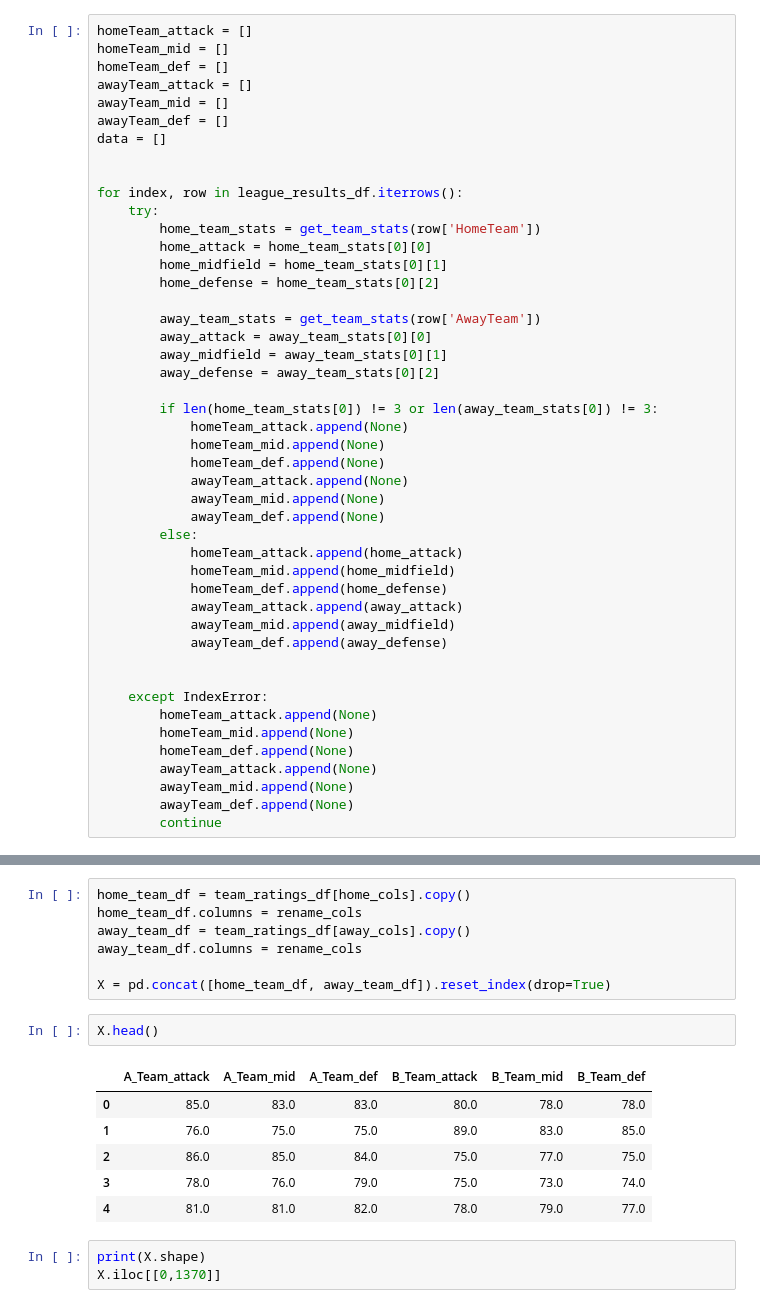
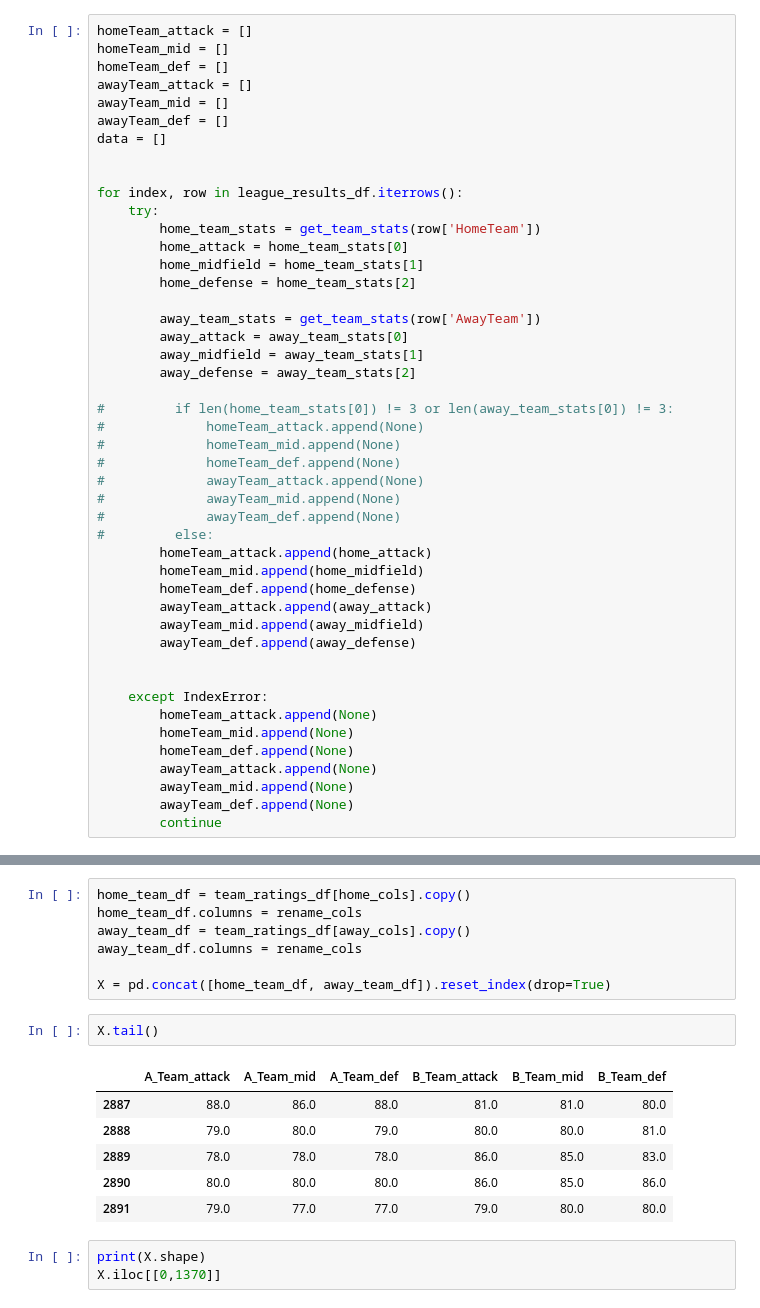
Before and after one commit to MikeStrenk/Modeling-the-World-Cup-2018, a Jupyter notebook: match-simulator-code-notebook.ipynb, the cells around one changed output, grey strips where cells are left out. Saved outputs shown, nothing was run; the diff lists cells and outputs as text.

```diff
--- a/match-simulator-code-notebook.ipynb
+++ b/match-simulator-code-notebook.ipynb
@@ -444,29 +443,29 @@ data = []
 for index, row in league_results_df.iterrows():
     try:
         home_team_stats = get_team_stats(row['HomeTeam'])
-        home_attack = home_team_stats[0][0]
-        home_midfield = home_team_stats[0][1]
-        home_defense = home_team_stats[0][2]
+        home_attack = home_team_stats[0]
+        home_midfield = home_team_stats[1]
+        home_defense = home_team_stats[2]
 
         away_team_stats = get_team_stats(row['AwayTeam'])
-        away_attack = away_team_stats[0][0]
-        away_midfield = away_team_stats[0][1]
-        away_defense = away_team_stats[0][2]
+        away_attack = away_team_stats[0]
+        away_midfield = away_team_stats[1]
+        away_defense = away_team_stats[2]
 
-        if len(home_team_stats[0]) != 3 or len(away_team_stats[0]) != 3:
-            homeTeam_attack.append(None)
-            homeTeam_mid.append(None)
-            homeTeam_def.append(None)
-            awayTeam_attack.append(None)
-            awayTeam_mid.append(None)
-            awayTeam_def.append(None)
-        else:
-            homeTeam_attack.append(home_attack)
-            homeTeam_mid.append(home_midfield)
-            homeTeam_def.append(home_defense)
-            awayTeam_attack.append(away_attack)
-            awayTeam_mid.append(away_midfield)
-            awayTeam_def.append(away_defense)
+#         if len(home_team_stats[0]) != 3 or len(away_team_stats[0]) != 3:
+#             homeTeam_attack.append(None)
+#             homeTeam_mid.append(None)
+#             homeTeam_def.append(None)
+#             awayTeam_attack.append(None)
+#             awayTeam_mid.append(None)
+#             awayTeam_def.append(None)
+#         else:
+        homeTeam_attack.append(home_attack)
+        homeTeam_mid.append(home_midfield)
+        homeTeam_def.append(home_defense)
+        awayTeam_attack.append(away_attack)
+        awayTeam_mid.append(away_midfield)
+        awayTeam_def.append(away_defense)
 
 
     except IndexError:
@@ -530,14 +538,14 @@ away_team_df.columns = rename_cols
 
 X = pd.concat([home_team_df, away_team_df]).reset_index(drop=True)
 # %%
-X.head()
+X.tail()
 # %% [output]
 |  | A_Team_attack | A_Team_mid | A_Team_def | B_Team_attack | B_Team_mid | B_Team_def |
-| 0 | 85.0 | 83.0 | 83.0 | 80.0 | 78.0 | 78.0 |
-| 1 | 76.0 | 75.0 | 75.0 | 89.0 | 83.0 | 85.0 |
-| 2 | 86.0 | 85.0 | 84.0 | 75.0 | 77.0 | 75.0 |
-| 3 | 78.0 | 76.0 | 79.0 | 75.0 | 73.0 | 74.0 |
-| 4 | 81.0 | 81.0 | 82.0 | 78.0 | 79.0 | 77.0 |
+| 2887 | 88.0 | 86.0 | 88.0 | 81.0 | 81.0 | 80.0 |
+| 2888 | 79.0 | 80.0 | 79.0 | 80.0 | 80.0 | 81.0 |
+| 2889 | 78.0 | 78.0 | 78.0 | 86.0 | 85.0 | 83.0 |
+| 2890 | 80.0 | 80.0 | 80.0 | 86.0 | 85.0 | 86.0 |
+| 2891 | 79.0 | 77.0 | 77.0 | 79.0 | 80.0 | 80.0 |
 # %%
 print(X.shape)
 X.iloc[[0,1370]]
```
Also changed, not shown: parts of 28 cells of this notebook.
